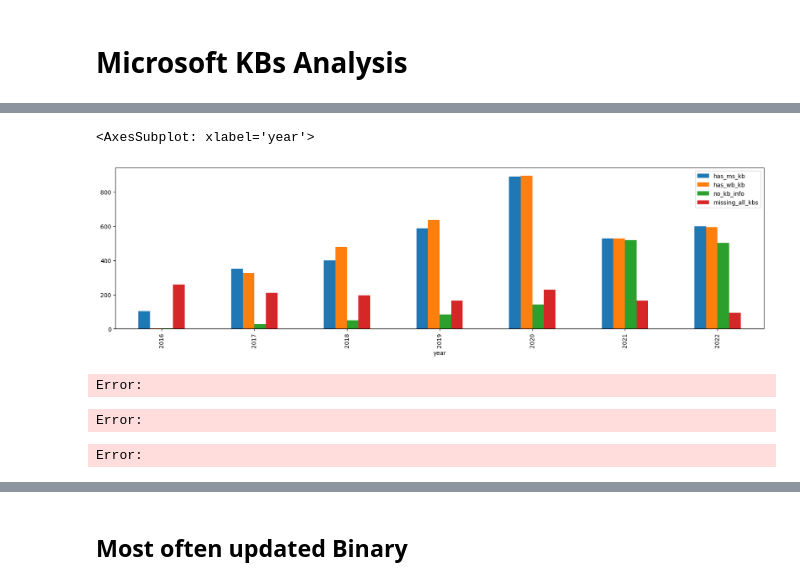
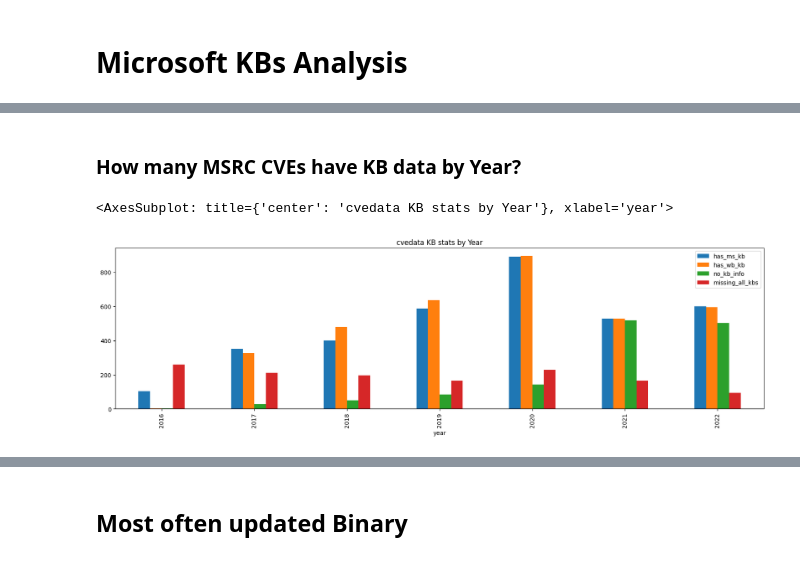
Before and after one commit to clearbluejar/cvedata, a Jupyter notebook: docs/analysis/ms_kbs.ipynb, the cells around one changed output, grey strips where cells are left out. Drawn from its saved outputs; the diff is of its cells as text; code cells hidden in the pictures.

```diff
--- a/docs/analysis/ms_kbs.ipynb
+++ b/docs/analysis/ms_kbs.ipynb
@@ -209,10 +189,9 @@ Error:
+# %% [markdown]
+### How many MSRC CVEs have KB data by Year?
 # %%
 msrc_df['year'] = msrc_df['Initial Release'].apply(lambda x: x.split('-')[0])
 
-msrc_df.reset_index().groupby(by='year')['index','has_ms_kb','has_wb_kb','no_kb_info','missing_all_kbs'].sum().plot(kind='bar',figsize=(20,5))
+msrc_df.reset_index().groupby(by='year')['index','has_ms_kb','has_wb_kb','no_kb_info','missing_all_kbs'].sum().plot(kind='bar',figsize=(20,5), title='cvedata KB stats by Year')
 # %% [output]
-<AxesSubplot: xlabel='year'>
+<AxesSubplot: title={'center': 'cvedata KB stats by Year'}, xlabel='year'>
-[figure, old version]
+[figure, new version]
-Error:
-Error:
-Error:
```
Also changed, not shown: parts of 29 cells of this notebook.
